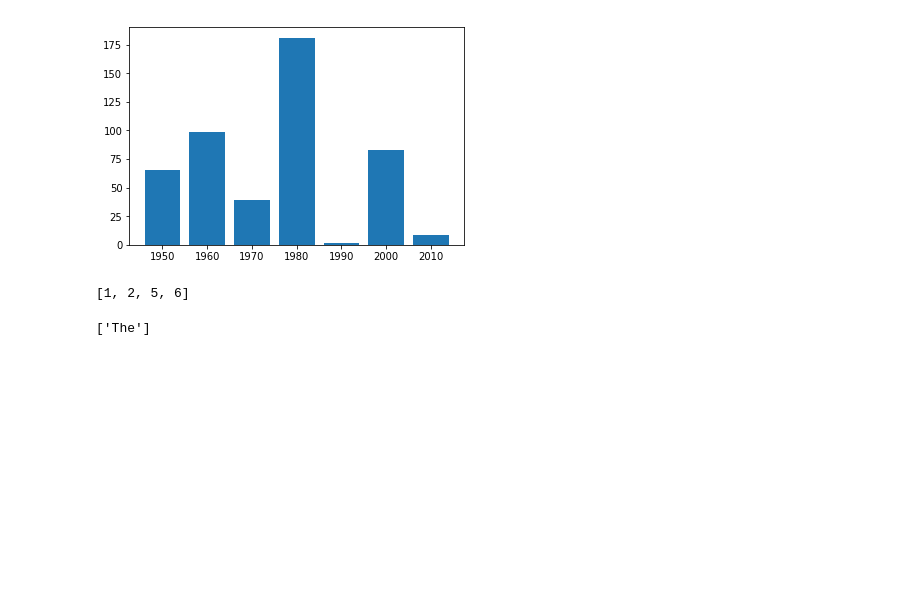
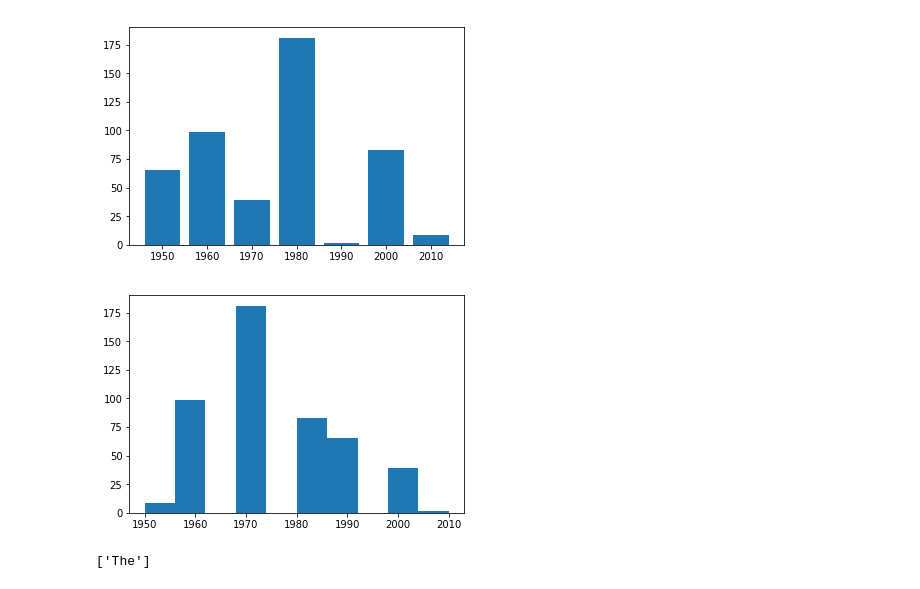
Before and after one commit to minotaur142/nyc-mhtn-ds-060319-lectures, a Jupyter notebook: Mod_1/rolling-stones/Rolling Stones.ipynb, the cells around one changed output. Drawn from its saved outputs; the diff is of its cells as text; code cells hidden in the pictures; blank space fills up the shorter version.

```diff
--- a/Mod_1/rolling-stones/Rolling Stones.ipynb
+++ b/Mod_1/rolling-stones/Rolling Stones.ipynb
@@ -89,10 +104,17 @@ plt.xticks(range(len(decade_count)), sorted(list(decade_count.keys())))
   <matplotlib.axis.XTick at 0x...>],
  <a list of 7 Text xticklabel objects>)
 [figure]
-# %%
-test = [2,5,1,6]
-print(sorted(test))
-# %% [output]
-[1, 2, 5, 6]
+# %%
+import matplotlib.pyplot as plt
+years = []
+decades = []
+for dict in album_info:
+    years.append(dict['year'])
+for year in years:
+    decades.append(int(year[0:3]+'0'))
+plt.hist(decades)
+plt.show()
+# %% [output]
+[figure, added]
 # %%
 words = []
```
Also changed, not shown: parts of 5 cells of this notebook, 8 other files.
